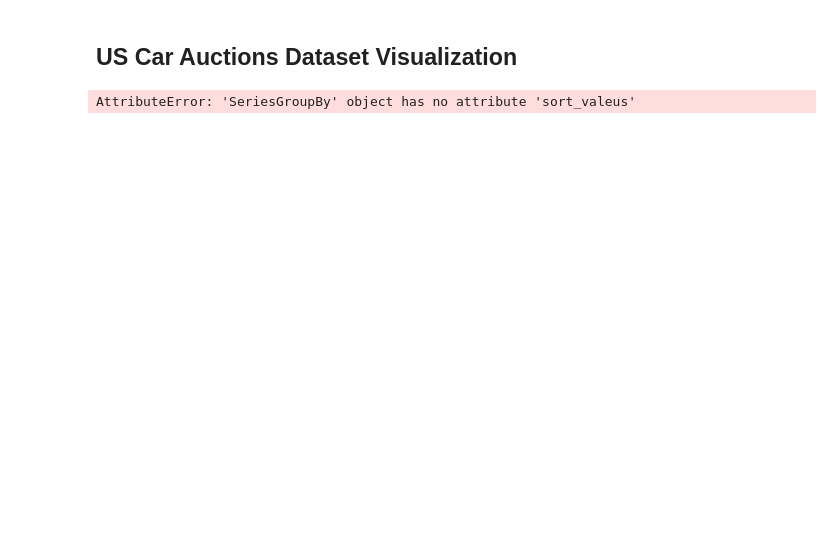
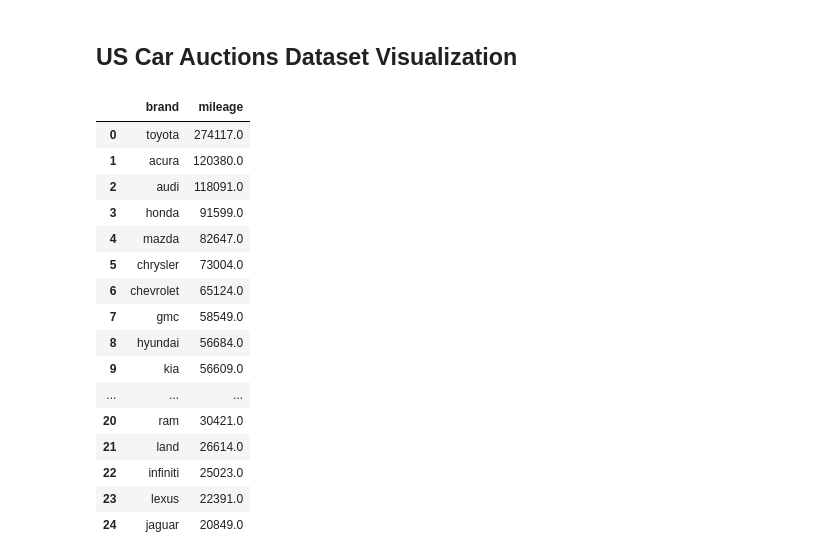
Before and after one commit to Alex-Angelico/data-visualization, a Jupyter notebook: viz-a.ipynb, the cells around one changed output. Cells and saved outputs as stored; diff of their text form; code cells hidden in the pictures; blank space fills up the shorter version.

```diff
--- a/viz-a.ipynb
+++ b/viz-a.ipynb
@@ -40,6 +65,31 @@ cars.describe
 # %% [markdown]
 ## US Car Auctions Dataset Visualization
-# %%
-cars.groupby('title_status')
-# %% [output]
-AttributeError: 'SeriesGroupBy' object has no attribute 'sort_valeus'
+# %%
+excluded_brands = ['heartland', 'peterbilt', 'harley-davidson']
+filtered_data = cars[~cars['brand'].isin(excluded_brands)]
+filtered_data = round(filtered_data.groupby('brand')['mileage'].mean().sort_values(ascending=False))
+
+average_mileage_brand_data = pd.DataFrame(filtered_data)
+
+average_mileage_brand_data.reset_index(inplace=True)
+average_mileage_brand_data = average_mileage_brand_data.rename(columns = {'index':'rank'})
+
+average_mileage_brand_data
+# %% [output]
+|  | brand | mileage |
+| 0 | toyota | 274117.0 |
+| 1 | acura | 120380.0 |
+| 2 | audi | 118091.0 |
+| 3 | honda | 91599.0 |
+| 4 | mazda | 82647.0 |
+| 5 | chrysler | 73004.0 |
+| 6 | chevrolet | 65124.0 |
+| 7 | gmc | 58549.0 |
+| 8 | hyundai | 56684.0 |
+| 9 | kia | 56609.0 |
+| ... | ... | ... |
+| 20 | ram | 30421.0 |
+| 21 | land | 26614.0 |
+| 22 | infiniti | 25023.0 |
+| 23 | lexus | 22391.0 |
+| 24 | jaguar | 20849.0 |
```
Also changed, not shown: parts of 6 cells of this notebook, 4 other files.
